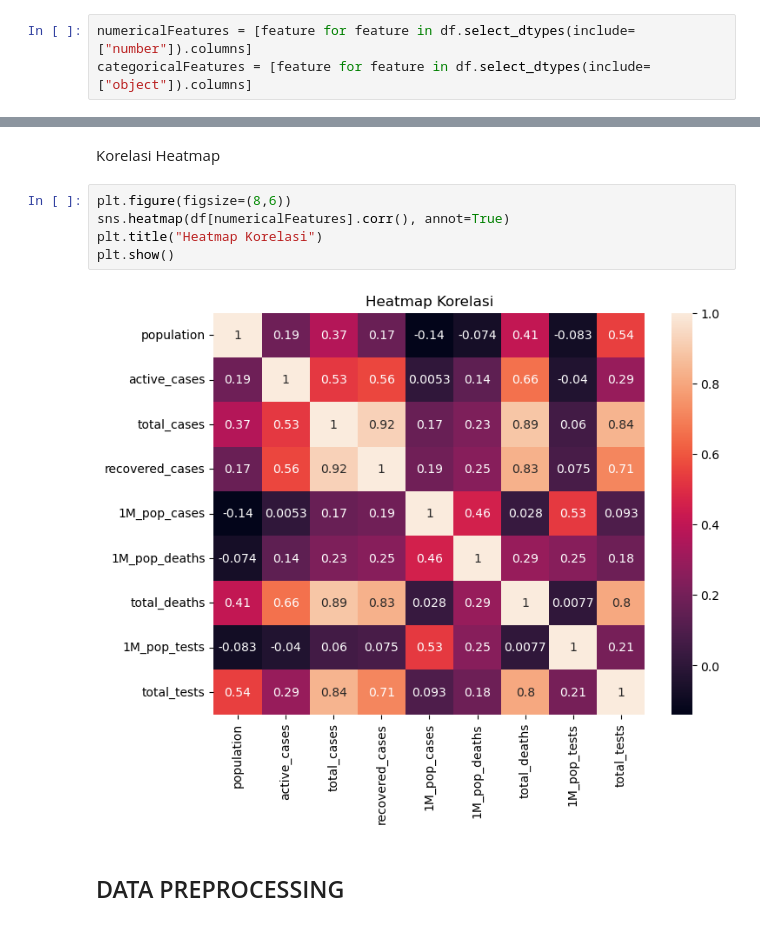
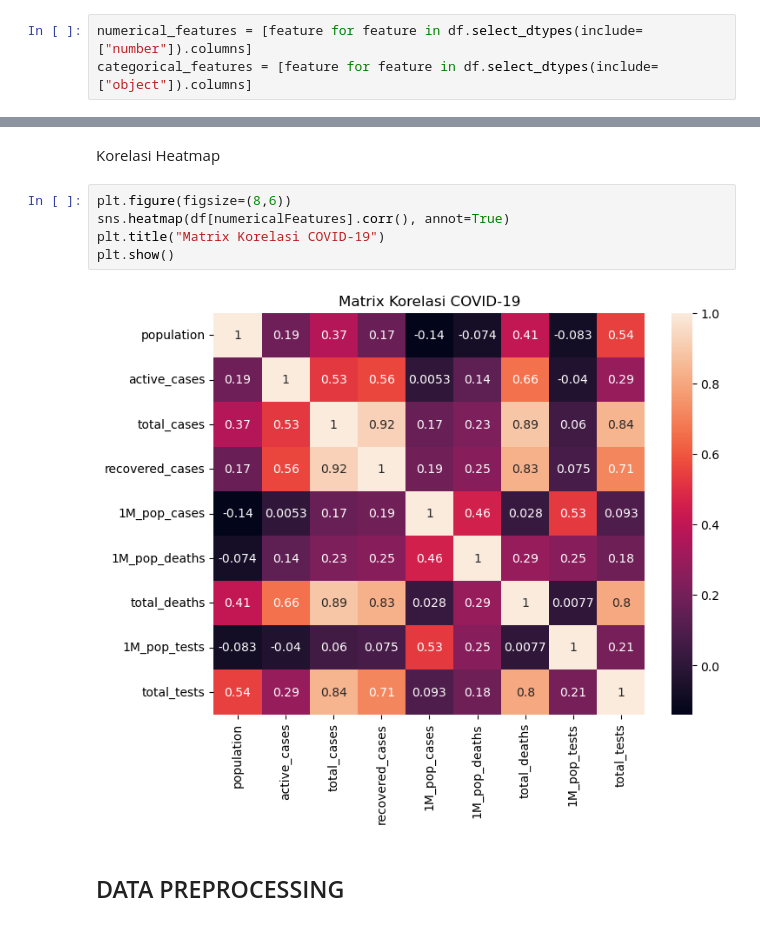
Before and after one commit to farzah14/Prediction_Cases_COVID-19, a Jupyter notebook: linear_regression.ipynb, the cells around one changed output, grey strips where cells are left out. Saved outputs shown, nothing was run; the diff lists cells and outputs as text.

Commit message:
Update Numerical and Categorical, Update OHE and TOE

```diff
--- a/linear_regression.ipynb
+++ b/linear_regression.ipynb
@@ -167,6 +167,6 @@ dtype: int64
 # %% [markdown]
 Separating Features
 # %%
-numericalFeatures = [feature for feature in df.select_dtypes(include=["number"]).columns]
-categoricalFeatures = [feature for feature in df.select_dtypes(include=["object"]).columns]
+numerical_features = [feature for feature in df.select_dtypes(include=["number"]).columns]
+categorical_features = [feature for feature in df.select_dtypes(include=["object"]).columns]
 # %%
@@ -259,10 +261,10 @@ Korelasi Heatmap
 # %%
 plt.figure(figsize=(8,6))
 sns.heatmap(df[numericalFeatures].corr(), annot=True)
-plt.title("Heatmap Korelasi")
+plt.title("Matrix Korelasi COVID-19")
 plt.show()
 # %% [output]
-[figure, old version]
+[figure, new version]
 # %% [markdown]
 ## DATA PREPROCESSING
 # %%
```
Also changed, not shown: parts of 25 cells of this notebook.
